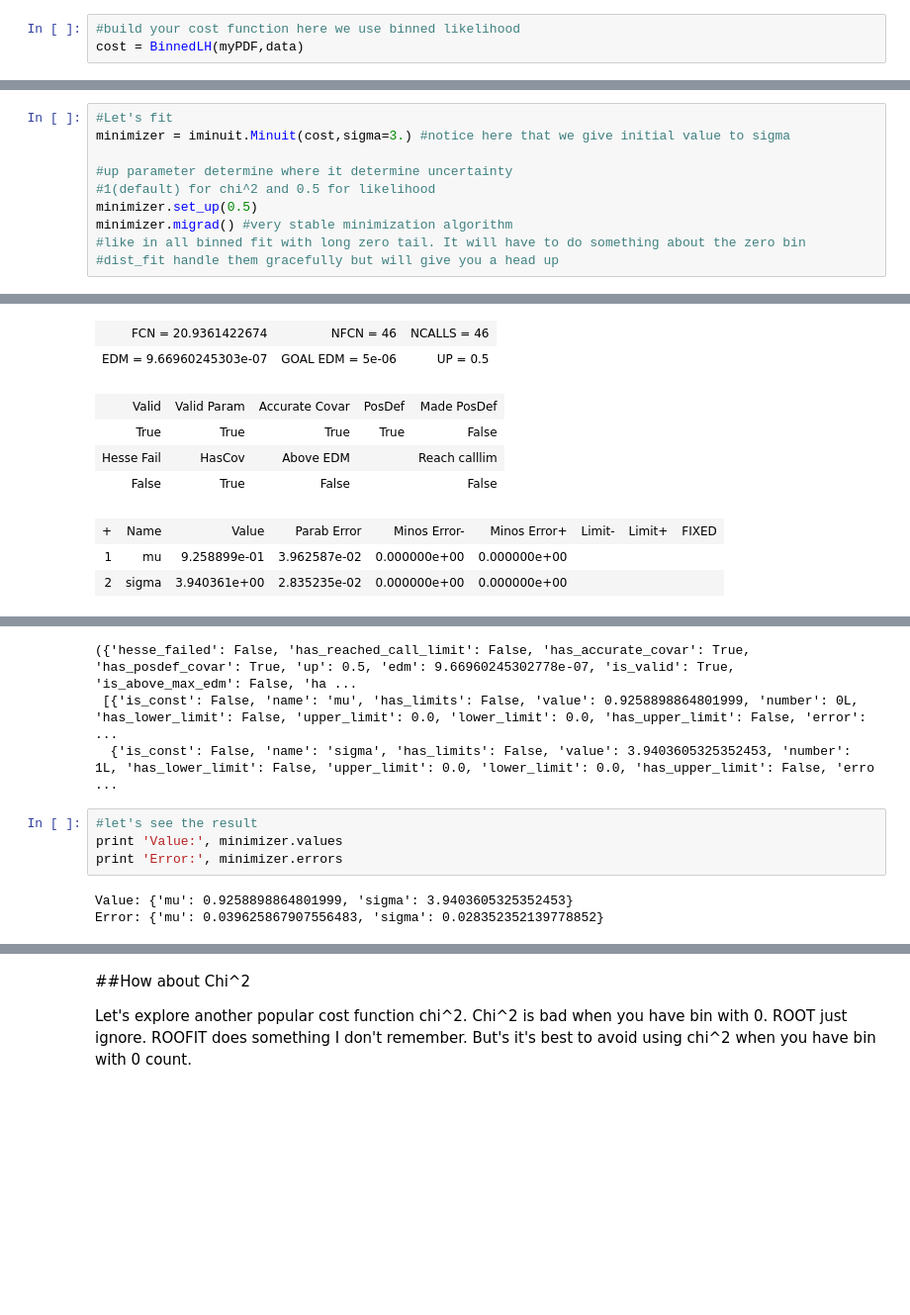
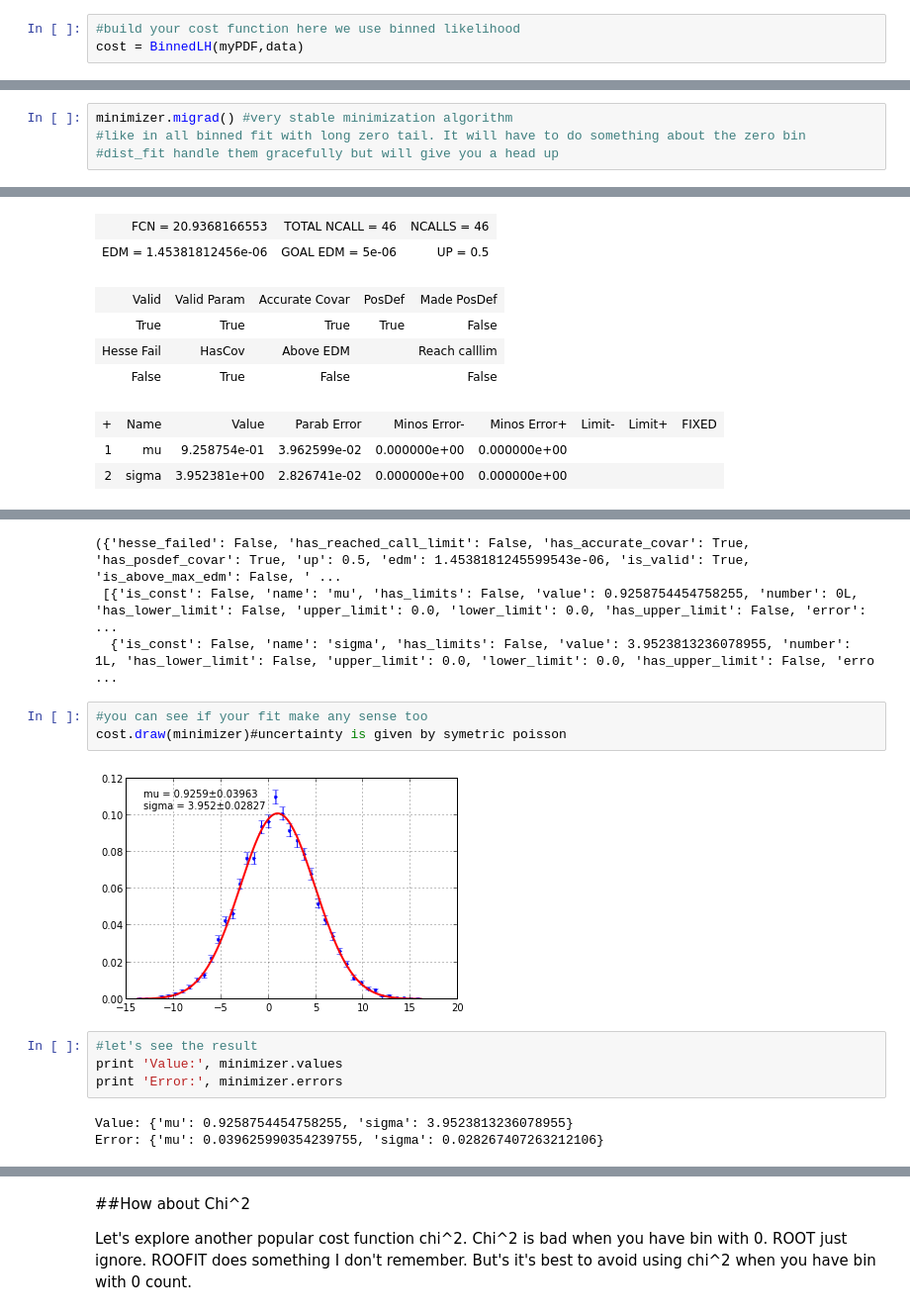
Before and after one commit to scikit-hep/probfit, a Jupyter notebook: tutorial/tutorial.ipynb, the cells around one changed output, grey strips where cells are left out. Shown at 99% size. Saved outputs shown, nothing was run; the diff lists cells and outputs as text; blank space fills up the shorter version.

```diff
--- a/tutorial/tutorial.ipynb
+++ b/tutorial/tutorial.ipynb
@@ -140,35 +147,34 @@ cost = BinnedLH(myPDF,data)
 # %%
-#Let's fit
-minimizer = iminuit.Minuit(cost,sigma=3.) #notice here that we give initial value to sigma
-
-#up parameter determine where it determine uncertainty
-#1(default) for chi^2 and 0.5 for likelihood
-minimizer.set_up(0.5)
 minimizer.migrad() #very stable minimization algorithm
 #like in all binned fit with long zero tail. It will have to do something about the zero bin
 #dist_fit handle them gracefully but will give you a head up
 # %% [output]
 [interactive output not drawn]
-| FCN = 20.9361422674 | NFCN = 46 | NCALLS = 46 |
-| EDM = 9.66960245303e-07 | GOAL EDM = 5e-06 | UP = 0.5 |
+| FCN = 20.9368166553 | TOTAL NCALL = 46 | NCALLS = 46 |
+| EDM = 1.45381812456e-06 | GOAL EDM = 5e-06 | UP = 0.5 |
 | Valid | Valid Param | Accurate Covar | PosDef | Made PosDef |
 | True | True | True | True | False |
 | Hesse Fail | HasCov | Above EDM |  | Reach calllim |
 | False | True | False |  | False |
 | + | Name | Value | Parab Error | Minos Error- | Minos Error+ | Limit- | Limit+ | FIXED |
-| 1 | mu | 9.258899e-01 | 3.962587e-02 | 0.000000e+00 | 0.000000e+00 |  |  |  |
-| 2 | sigma | 3.940361e+00 | 2.835235e-02 | 0.000000e+00 | 0.000000e+00 |  |  |  |
+| 1 | mu | 9.258754e-01 | 3.962599e-02 | 0.000000e+00 | 0.000000e+00 |  |  |  |
+| 2 | sigma | 3.952381e+00 | 2.826741e-02 | 0.000000e+00 | 0.000000e+00 |  |  |  |
 [interactive output not drawn]
-({'hesse_failed': False, 'has_reached_call_limit': False, 'has_accurate_covar': True, 'has_posdef_covar': True, 'up': 0.5, 'edm': 9.66960245302778e-07, 'is_valid': True, 'is_above_max_edm': False, 'ha ...
- [{'is_const': False, 'name': 'mu', 'has_limits': False, 'value': 0.9258898864801999, 'number': 0L, 'has_lower_limit': False, 'upper_limit': 0.0, 'lower_limit': 0.0, 'has_upper_limit': False, 'error': ...
-  {'is_const': False, 'name': 'sigma', 'has_limits': False, 'value': 3.9403605325352453, 'number': 1L, 'has_lower_limit': False, 'upper_limit': 0.0, 'lower_limit': 0.0, 'has_upper_limit': False, 'erro ...
+({'hesse_failed': False, 'has_reached_call_limit': False, 'has_accurate_covar': True, 'has_posdef_covar': True, 'up': 0.5, 'edm': 1.4538181245599543e-06, 'is_valid': True, 'is_above_max_edm': False, ' ...
+ [{'is_const': False, 'name': 'mu', 'has_limits': False, 'value': 0.9258754454758255, 'number': 0L, 'has_lower_limit': False, 'upper_limit': 0.0, 'lower_limit': 0.0, 'has_upper_limit': False, 'error': ...
+  {'is_const': False, 'name': 'sigma', 'has_limits': False, 'value': 3.9523813236078955, 'number': 1L, 'has_lower_limit': False, 'upper_limit': 0.0, 'lower_limit': 0.0, 'has_upper_limit': False, 'erro ...
+# %%
+#you can see if your fit make any sense too
+cost.draw(minimizer)#uncertainty is given by symetric poisson
+# %% [output]
+[figure, added]
 # %%
 #let's see the result
 print 'Value:', minimizer.values
 print 'Error:', minimizer.errors
 # %% [output]
-Value: {'mu': 0.9258898864801999, 'sigma': 3.9403605325352453}
-Error: {'mu': 0.039625867907556483, 'sigma': 0.028352352139778852}
+Value: {'mu': 0.9258754454758255, 'sigma': 3.9523813236078955}
+Error: {'mu': 0.039625990354239755, 'sigma': 0.028267407263212106}
 # %%
 #That printout can get out of hand quickly
 minimizer.print_fmin()
```
Also changed, not shown: parts of 27 cells of this notebook, 8 other files.
